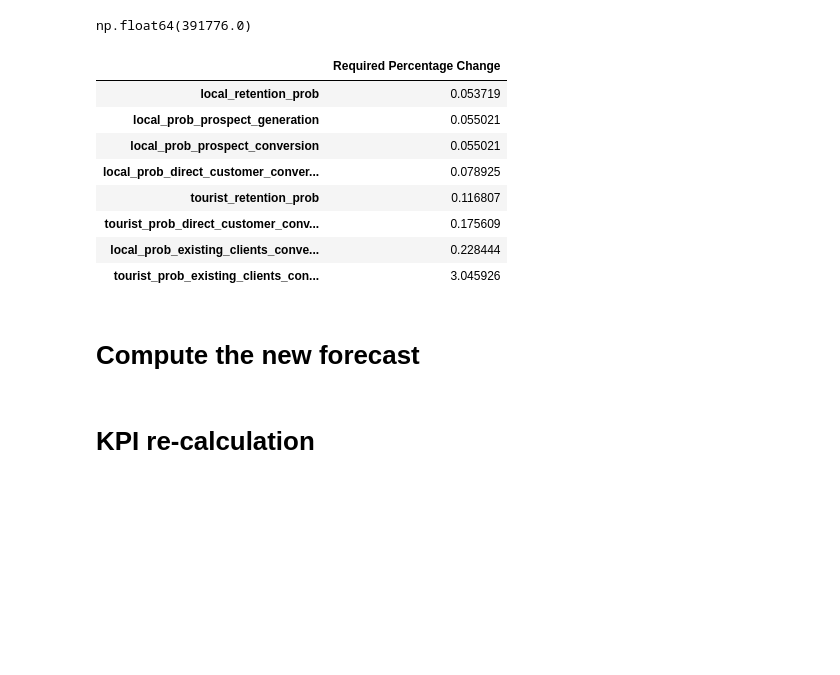
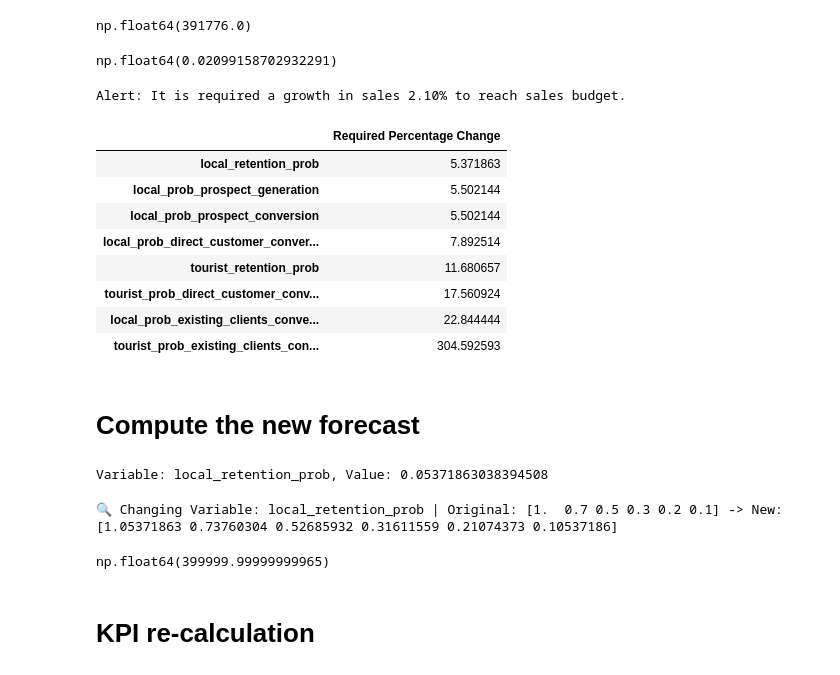
Before and after one commit to slunara/corporateProject, a Jupyter notebook: simulation.ipynb, the cells around one changed output. Drawn from its saved outputs; the diff is of its cells as text; code cells hidden in the pictures; blank space fills up the shorter version.

```diff
--- a/simulation.ipynb
+++ b/simulation.ipynb
@@ -208,24 +208,36 @@ def compute_revenue_forecast(local_customer_forecast_df, tourist_customer_foreca
 # %%
 def sensivility_analysis (baseline_total_revenue,variables):
   return sensitivity_df
+# %%
+(sales_budget/baseline_total_revenue)-1
+# %% [output]
+np.float64(0.02099158702932291)
 # %%
 def compute_new_forecast(sales_budget,sensitivity_df,baseline_total_revenue):
-    increment_Needed=(sales_budget/baseline_total_revenue)-1
-    incrementPerAction= (0.01*increment_Needed/sensitivity_df)*100
+
+    # Calcular el porcentaje de crecimiento necesario
+    growth_required = ((sales_budget - baseline_total_revenue) / baseline_total_revenue) * 100
+
+    print(f"Alert: It is required a growth in sales {growth_required:.2f}% to reach sales budget.")
+    incrementPerAction= (0.01*growth_required/sensitivity_df)*100
     incrementPerAction = incrementPerAction.rename(columns={"% Impact on Total Revenue": "Required Percentage Change"})
 
     return incrementPerAction
 # %%
-compute_new_forecast(sales_budget,sensitivity_df,baseline_total_revenue)
+incrementPerAction=compute_new_forecast(sales_budget,sensitivity_df,baseline_total_revenue)
 # %% [output]
-|  | Required Percentage Change |
-| local_retention_prob | 0.053719 |
-| local_prob_prospect_generation | 0.055021 |
-| local_prob_prospect_conversion | 0.055021 |
-| local_prob_direct_customer_conver... | 0.078925 |
-| tourist_retention_prob | 0.116807 |
-| tourist_prob_direct_customer_conv... | 0.175609 |
-| local_prob_existing_clients_conve... | 0.228444 |
-| tourist_prob_existing_clients_con... | 3.045926 |
+Alert: It is required a growth in sales 2.10% to reach sales budget.
+# %%
+incrementPerAction
+# %% [output]
+|  | Required Percentage Change |
+| local_retention_prob | 5.371863 |
+| local_prob_prospect_generation | 5.502144 |
+| local_prob_prospect_conversion | 5.502144 |
+| local_prob_direct_customer_conver... | 7.892514 |
+| tourist_retention_prob | 11.680657 |
+| tourist_prob_direct_customer_conv... | 17.560924 |
+| local_prob_existing_clients_conve... | 22.844444 |
+| tourist_prob_existing_clients_con... | 304.592593 |
 # %% [markdown]
 # Compute the new forecast
@@ -284,0 +244,7 @@ sensitivity_df = sensitivity_df.sort_values(by="% Impact on Total Revenue", asce
+# %%
+variable_To_Change = incrementPerAction.index[0]  # Get the first row's index (variable name)
+PO_change = incrementPerAction.iloc[0, 0]  # Get the first row's value
+
+print(f"Variable: {variable_To_Change}, Value: {PO_change}")
+# %% [output]
+Variable: local_retention_prob, Value: 0.05371863038394508
@@ -285,3 +294,10 @@ sensitivity_df = sensitivity_df.sort_values(by="% Impact on Total Revenue", asce
+# %%
+new_total_revenue_df=compute_new_forecast(variable_To_Change, PO_change)
+new_total_revenue = new_total_revenue_df['revenue_total'].sum()
+new_total_revenue
+# %% [output]
+🔍 Changing Variable: local_retention_prob | Original: [1.  0.7 0.5 0.3 0.2 0.1] -> New: [1.05371863 0.73760304 0.52685932 0.31611559 0.21074373 0.10537186]
+np.float64(399999.99999999965)
 # %% [markdown]
 # KPI re-calculation
 # %% [markdown]
```
Also changed, not shown: parts of 2 cells of this notebook.
